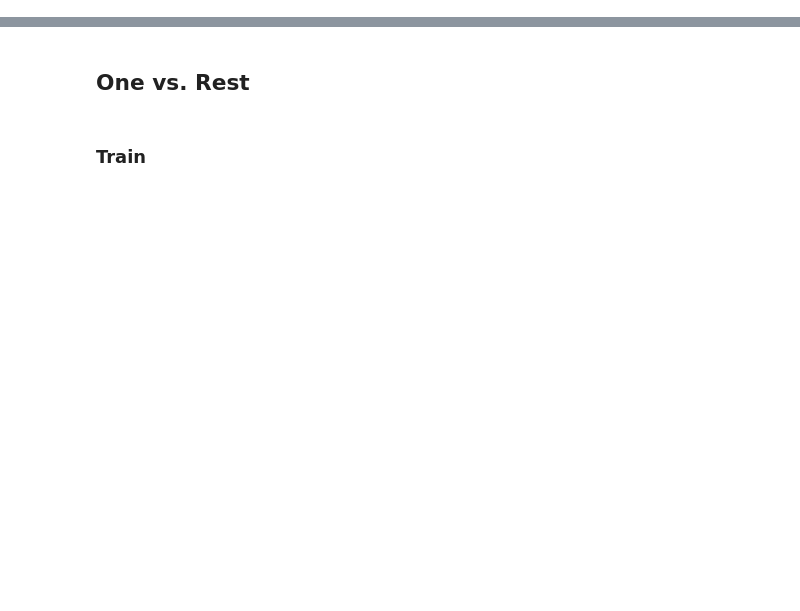
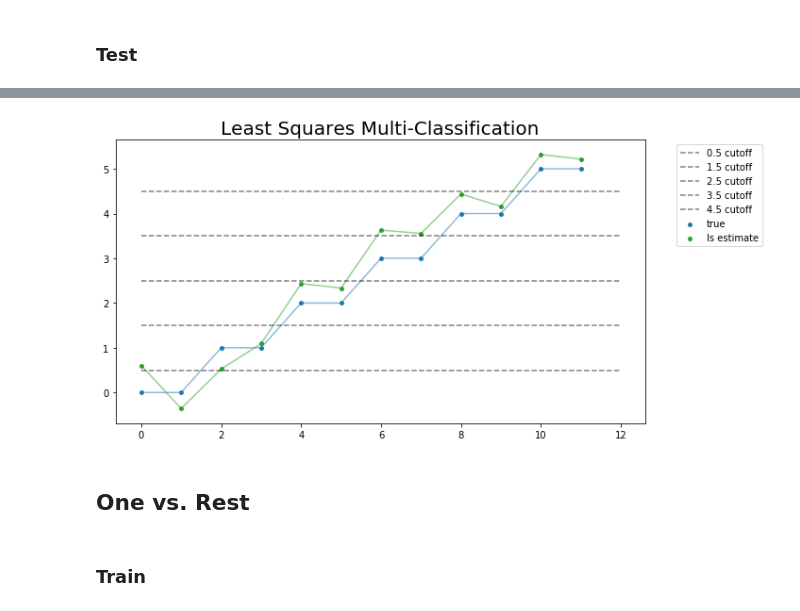
Before and after one commit to apletta/hand-detection, a Jupyter notebook: src/hand_model_FINAL.ipynb, the cells around one changed output, grey strips where cells are left out. Saved outputs shown, nothing was run; the diff lists cells and outputs as text; code cells hidden in the pictures; blank space fills up the shorter version.

Commit message:
least squares updates to hand model

```diff
--- a/src/hand_model_FINAL.ipynb
+++ b/src/hand_model_FINAL.ipynb
@@ -89,0 +108,10 @@ def plot_ovr_results(classes, b_classes, b_hat_svm, b_hat_ls, title):
+# %%
+# get data
+X, b = read_hand_data("data_train.json")
+
+# calculate weights
+w_ls = np.linalg.inv(X.T@X)@X.T@b
+
+print("Least Squares Weights:\n", w_ls)
+print()
+print("Training complete!")
@@ -89,0 +136,62 @@ def plot_ovr_results(classes, b_classes, b_hat_svm, b_hat_ls, title):
+# %% [markdown]
+### Test
+# %%
+# get data
+X_test, b_test = read_hand_data("data_test.json")
+
+# make predictions
+b_predict = X_test@w_ls
+
+# round predictions
+cutoffs = [0.5, 1.5, 2.5, 3.5, 4.5]
+classes = [0, 1 ,2 ,3 ,4 ,5]
+
+print(b_predict)
+
+def classify(classes, b_hat, cutoffs):
+    b_classified = b_hat.copy()
+    for i in range(len(b_classified)):
+        print("--------")
+        print(b_classified[i])
+        if b_classified[i] < cutoffs[0]:
+            b_classified[i] = classes[0]
+        elif b_classified[i] > cutoffs[-1]:
+            b_classified[i] = classes[-1]
+        else:
+            loop = True
+            for j in range(0, len(cutoffs)-1):
+                if loop and b_classified[i] > cutoffs[j] and b_classified[i] < cutoffs[j+1]:
+                    b_classified[i] = classes[j]
+                    loop = False
+        print(b_classified[i])
+
+    return b_classified
+
+b_classified = classify(classes, b_predict, cutoffs)
+print(b_classified)
+# test ls against test data
+header = ["class", "ls error"]
+data = []
+
+samplePerClass = 2
+b_classes = np.zeros((samplePerClass,len(classes)))
+b_hat = np.zeros(b_classes.shape)
+
+for c in classes:
+    b_classes[:,c] = b_test[np.where(b_test == c)]
+    b_hat[:,c] = classify(classes, b_predict[np.where(b_test==c)], cutoffs).reshape(len(b_classes[:,c]),)
+
+    # find percent incorrect
+    num_incorrect_svm = np.sum(b_hat[:,c] != b_classes[:,c])
+    percent_incorrect_svm = num_incorrect_svm/len(b_hat[:,c])*100
+    data.append([c,"{:0.2f} %".format(percent_incorrect_svm)])
+
+# print results
+printTable(header,data)
+
+# plot
+b_plot = b_test.reshape((len(b_test),1))
+plt.rcParams['figure.figsize'] = [10, 5] # matplotlib window size = [width, height]
+plot_ls_results(b_plot, b_predict, "Least Squares Multi-Classification", "ls estimate", cutoffs)
+plt.show()
+# %% [output]
@@ -90,3 +215,4 @@ def plot_ovr_results(classes, b_classes, b_hat_svm, b_hat_ls, title):
+[figure, added]
 # %% [markdown]
 ## One vs. Rest
 # %% [markdown]
```
Also changed, not shown: parts of 7 cells of this notebook.
